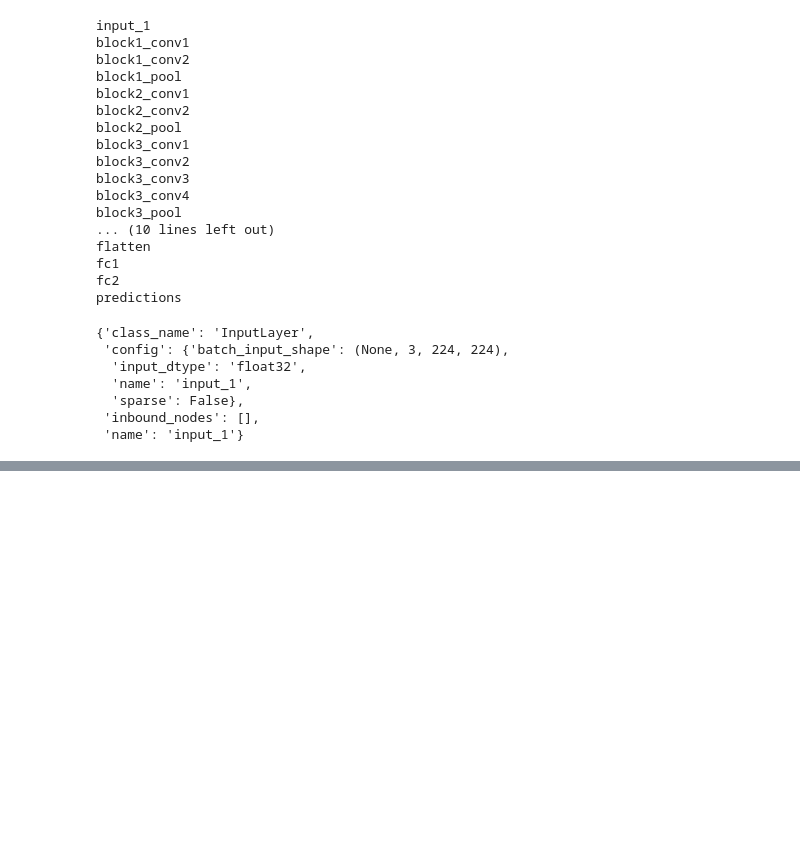
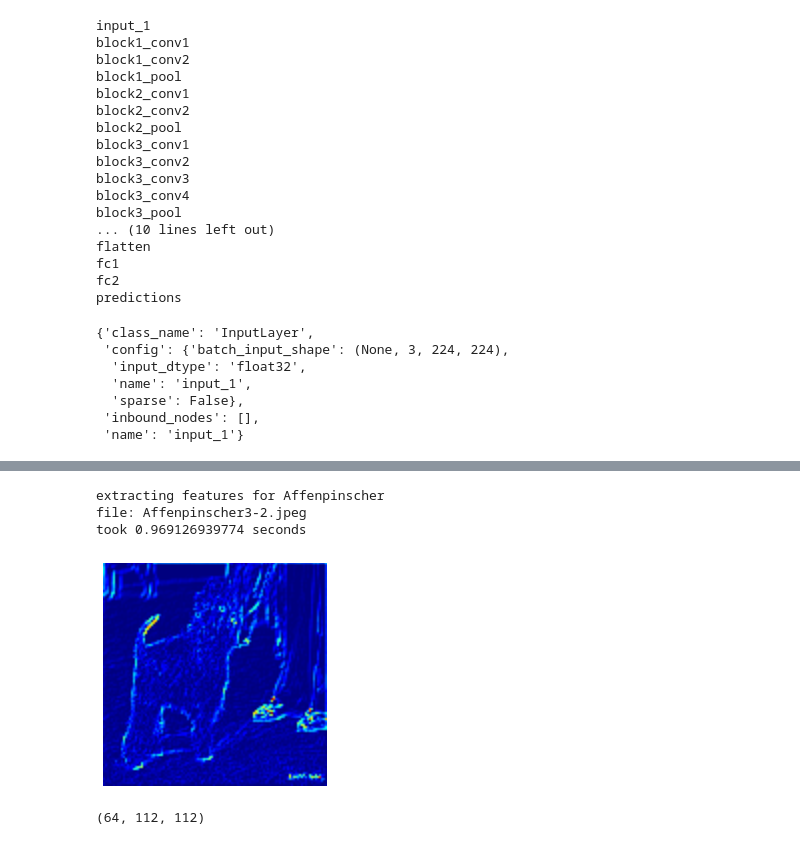
Before and after one commit to nateGeorge/IDmyDog, a Jupyter notebook: neural_nets/Test different feature levels.ipynb, the cells around one changed output, grey strips where cells are left out. Saved outputs shown, nothing was run; the diff lists cells and outputs as text; code cells hidden in the pictures; blank space fills up the shorter version.

```diff
--- a/neural_nets/Test different feature levels.ipynb
+++ b/neural_nets/Test different feature levels.ipynb
@@ -135,0 +151,17 @@ plt.imshow(testFeat[0][0])
+# %%
+model = create_model(output_layer='block1_pool')
+testFeat, runtime, filename = test()
+f = plt.imshow(testFeat[0][0])
+ax = plt.gca()
+ax.set_xticks([])
+ax.set_yticks([])
+p = ax.axis('off')
+# %% [output]
+extracting features for Affenpinscher
+file: Affenpinscher3-2.jpeg
+took 0.969126939774 seconds
+[figure, added]
+# %%
+testFeat[0].shape
+# %% [output]
+(64, 112, 112)
```
Also changed, not shown: parts of 15 cells of this notebook, 1 other file.
